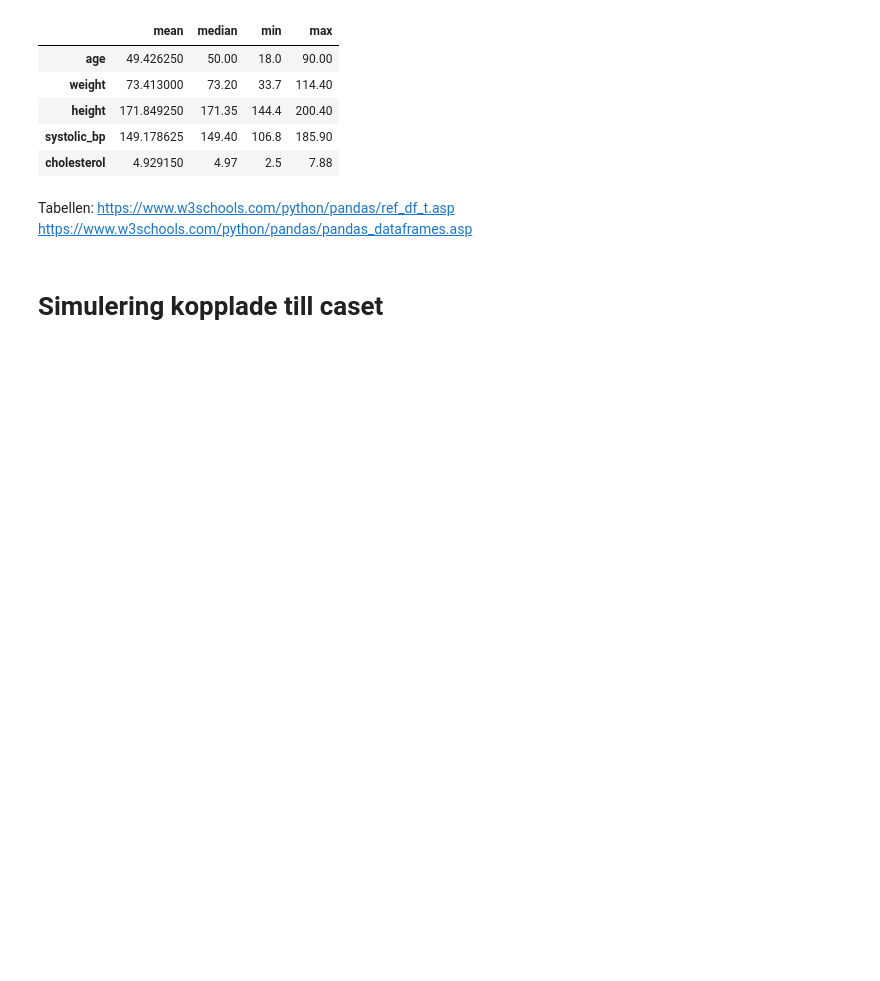
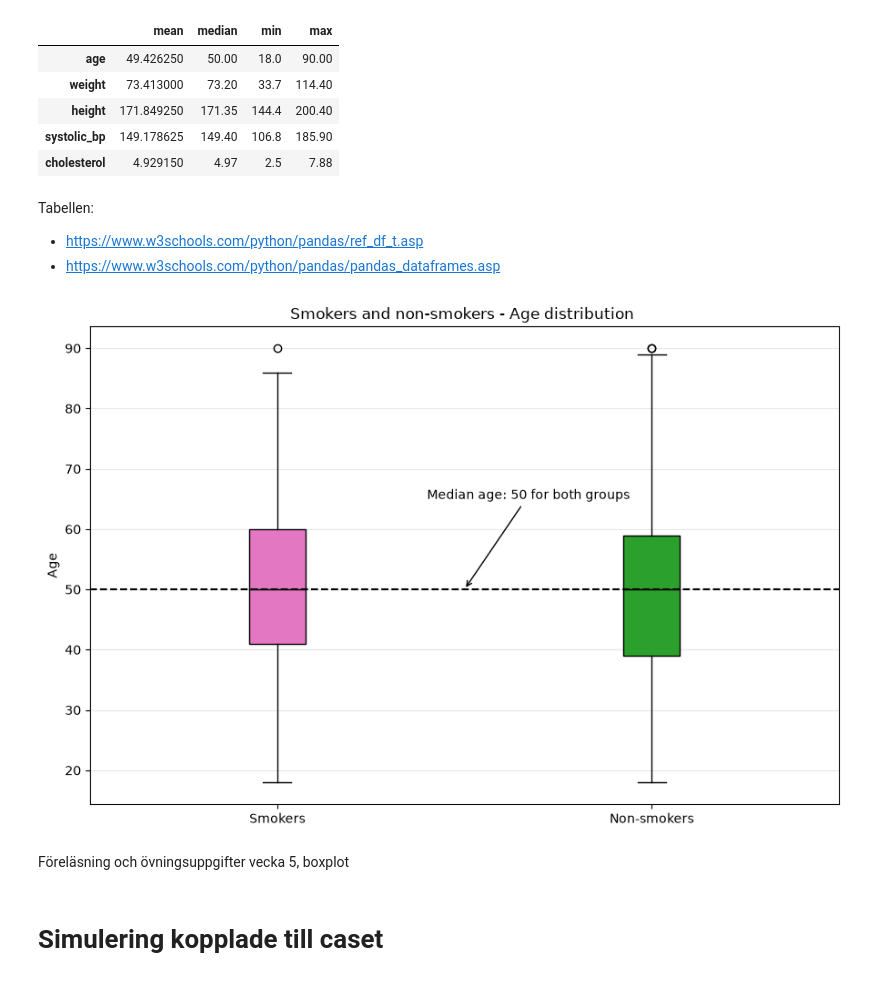
Before and after one commit to wilolel/health-study-project, a Jupyter notebook: notebooks/del1.ipynb, the cells around one changed output. Drawn from its saved outputs; the diff is of its cells as text; code cells hidden in the pictures; blank space fills up the shorter version.

Commit message:
Skapat boxplot som jämför ålder mellan rökare och icke-rökare

```diff
--- a/notebooks/del1.ipynb
+++ b/notebooks/del1.ipynb
@@ -37,8 +37,38 @@ pd.DataFrame(results).T
 | cholesterol | 4.929150 | 4.97 | 2.5 | 7.88 |
 # %% [markdown]
 Tabellen:
-https://www.w3schools.com/python/pandas/ref_df_t.asp
-https://www.w3schools.com/python/pandas/pandas_dataframes.asp
+- https://www.w3schools.com/python/pandas/ref_df_t.asp
+- https://www.w3schools.com/python/pandas/pandas_dataframes.asp
+# %%
+# Boxplot - ålder och rökning
+
+smokers = df.loc[df["smoker"] == "Yes", "age"]
+non_smokers = df.loc[df["smoker"] == "No", "age"]
+fig, ax = plt.subplots(figsize=(9, 6))
+
+box = ax.boxplot([smokers, non_smokers], tick_labels=["Smokers", "Non-smokers"], patch_artist=True)
+box["boxes"][0].set_facecolor("tab:pink")
+box["boxes"][1].set_facecolor("tab:green")
+
+ax.set_title("Smokers and non-smokers - Age distribution ")
+ax.set_ylabel("Age")
+ax.grid(True, axis="y", alpha=0.3)
+ax.axhline(50, color="black", linestyle="--")
+ax.annotate("Median age: 50 for both groups",
+            xy=(1.5, 50),
+            xytext=(1.4, 65),
+            arrowprops={"arrowstyle": "->"}
+            )
+
+for median in box["medians"]:
+    median.set_color("black")
+
+plt.tight_layout()
+plt.show()
+# %% [output]
+[figure, added]
+# %% [markdown]
+Föreläsning och övningsuppgifter vecka 5, boxplot
 # %% [markdown]
 # Simulering kopplade till caset
 # %%
```
